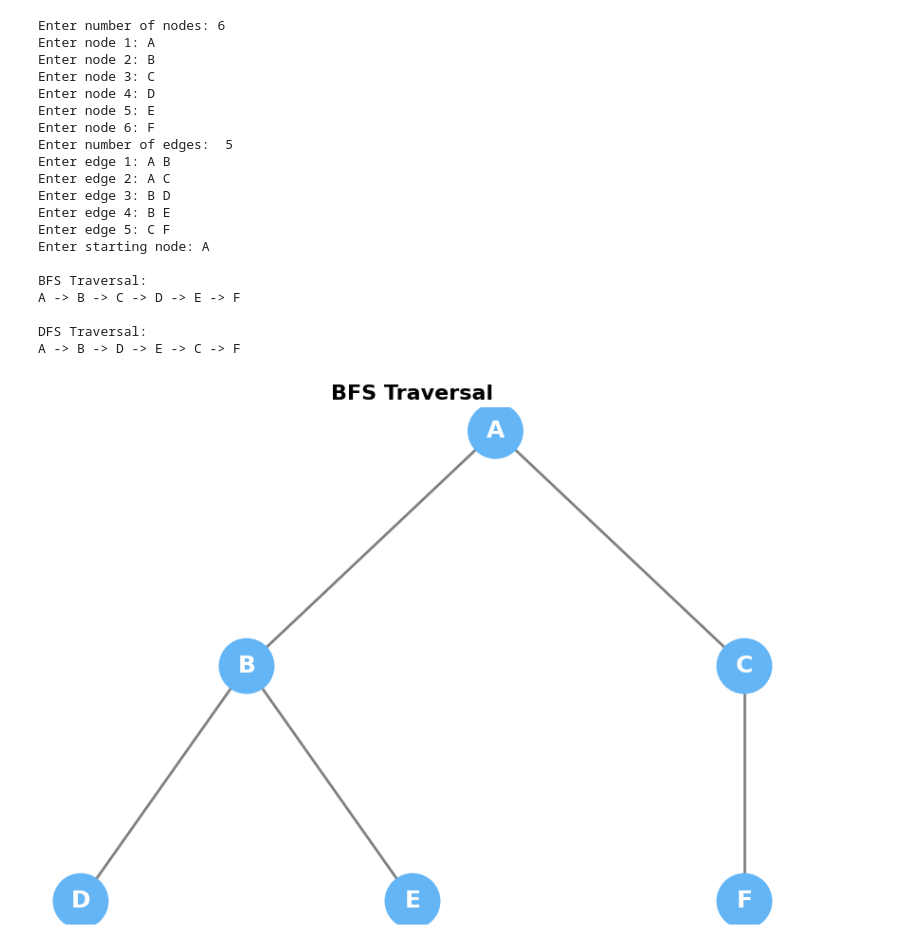
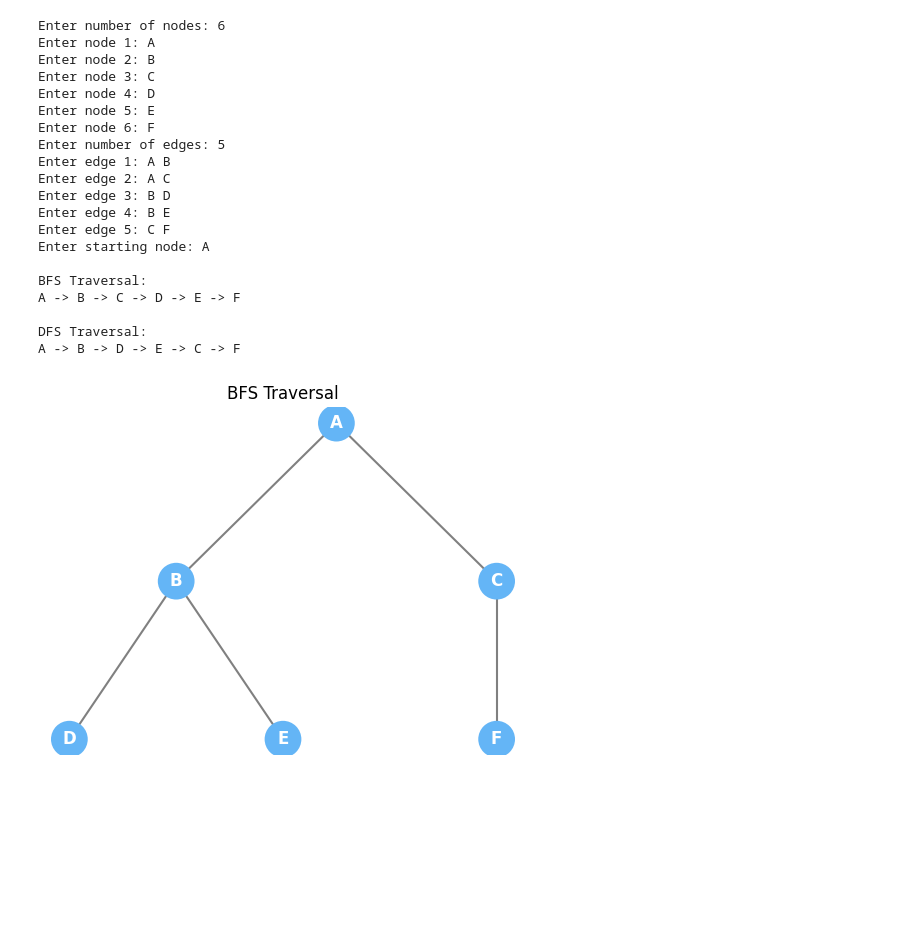
Before and after one commit to DarkDreamz-38/AI-Lab, a Jupyter notebook: BFS and DFS Traversal.ipynb, the cells around one changed output. Cells and saved outputs as stored; diff of their text form; code cells hidden in the pictures; blank space fills up the shorter version.

```diff
--- a/BFS and DFS Traversal.ipynb
+++ b/BFS and DFS Traversal.ipynb
@@ -100,7 +100,6 @@ def get_positions(parent, root):
 
     def place(node, depth):
 
-        # Leaf node
         if len(children[node]) == 0:
 
             positions[node] = (
@@ -137,7 +136,8 @@ def draw_tree(order, parent, title):
 
     positions = get_positions(parent, start)
 
-    plt.figure(figsize=(8, 6))
+    # Smaller window
+    plt.figure(figsize=(5, 4))
 
     # Draw connecting lines
     for node in parent:
@@ -151,7 +151,7 @@ def draw_tree(order, parent, title):
                 [parent_x, node_x],
                 [parent_y, node_y],
                 color="gray",
-                linewidth=2,
+                linewidth=1.5,
                 zorder=1
             )
 
@@ -163,27 +163,26 @@ def draw_tree(order, parent, title):
         plt.scatter(
             x,
             y,
-            s=1800,
+            s=700,
             color="#64B5F6",
             edgecolors="none",
             zorder=2
         )
 
-        # IMPORTANT:
-        # Display the actual node name
+        # Display actual node name
         plt.text(
             x,
             y,
             node,
             ha="center",
             va="center",
-            fontsize=18,
+            fontsize=12,
             color="white",
             fontweight="bold",
             zorder=3
         )
 
-    plt.title(title, fontsize=16, fontweight="bold")
+    plt.title(title, fontsize=12)
 
     plt.axis("off")
     plt.tight_layout()
@@ -219,7 +218,7 @@ draw_tree(
     dfs_order,
     dfs_parent,
     "DFS Traversal"
-)F
+)
 # %% [output]
 Enter number of nodes: 6
 Enter node 1: A
@@ -232,13 +231,13 @@ Enter number of edges:  5
 Enter edge 1: A B
 Enter edge 2: A C
 Enter edge 3: B D
 Enter edge 4: B E
 Enter edge 5: C F
 Enter starting node: A
 
 BFS Traversal:
 A -> B -> C -> D -> E -> F
 
 DFS Traversal:
 A -> B -> D -> E -> C -> F
-[figure, old version]
+[figure, new version]
```
Also changed, not shown: parts of 1 cell of this notebook.
